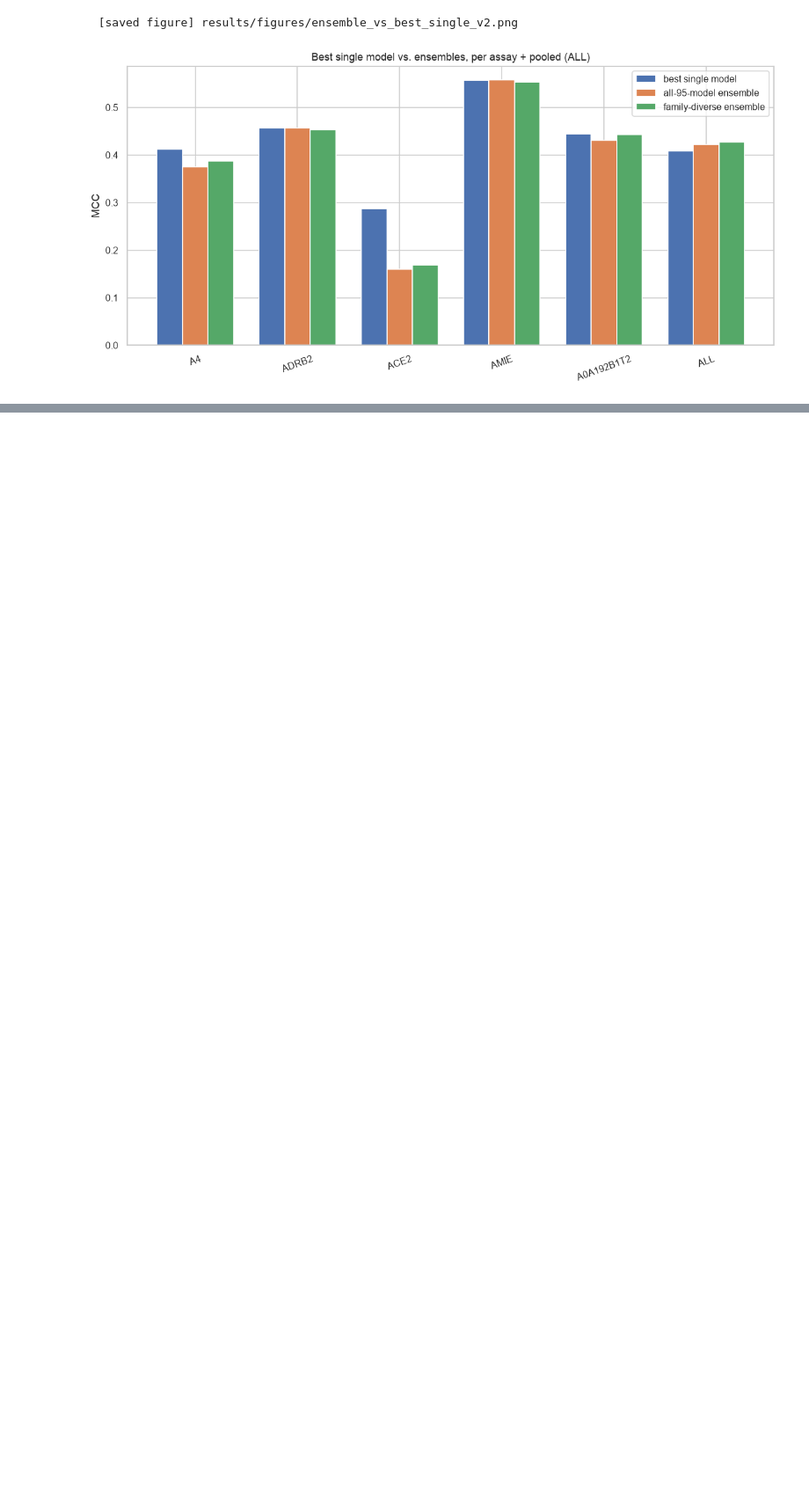
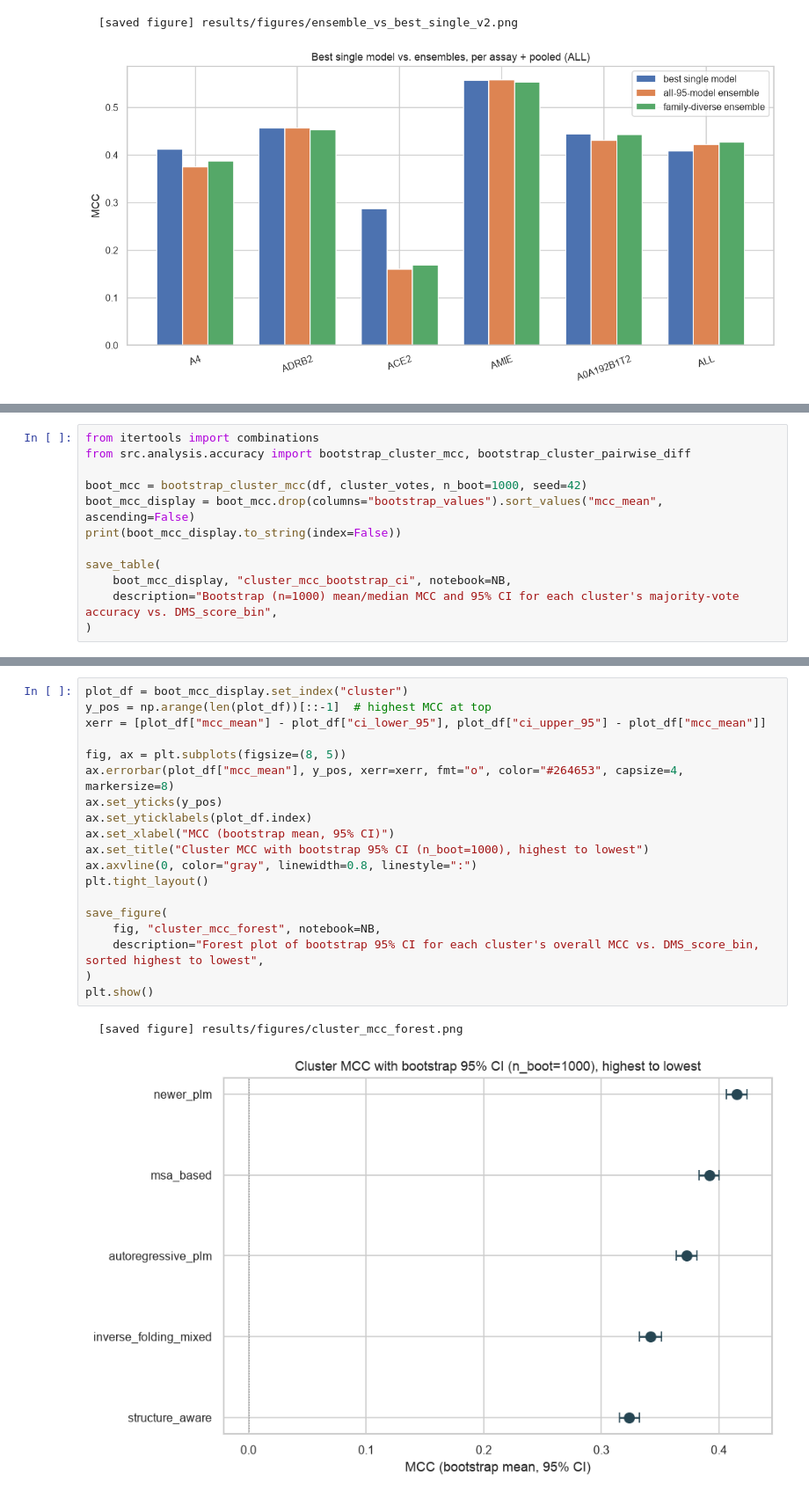
Before and after one commit to naraya-1/variant-disagreement-atlas, a Jupyter notebook: notebooks/03_cluster_accuracy.ipynb, the cells around one changed output, grey strips where cells are left out. Shown at 88% size. Saved outputs shown, nothing was run; the diff lists cells and outputs as text; blank space fills up the shorter version.

Commit message:
Add bootstrap significance testing to Week 2; forest plot + pairwise significance table.
Co-Authored-By: Claude Sonnet 5 <noreply@anthropic.com>

```diff
--- a/notebooks/03_cluster_accuracy.ipynb
+++ b/notebooks/03_cluster_accuracy.ipynb
@@ -524,0 +532,12 @@ plt.show()
+# %%
+from itertools import combinations
+from src.analysis.accuracy import bootstrap_cluster_mcc, bootstrap_cluster_pairwise_diff
+
+boot_mcc = bootstrap_cluster_mcc(df, cluster_votes, n_boot=1000, seed=42)
+boot_mcc_display = boot_mcc.drop(columns="bootstrap_values").sort_values("mcc_mean", ascending=False)
+print(boot_mcc_display.to_string(index=False))
+
+save_table(
+    boot_mcc_display, "cluster_mcc_bootstrap_ci", notebook=NB,
+    description="Bootstrap (n=1000) mean/median MCC and 95% CI for each cluster's majority-vote accuracy vs. DMS_score_bin",
+)
@@ -524,0 +553,22 @@ plt.show()
+# %%
+plot_df = boot_mcc_display.set_index("cluster")
+y_pos = np.arange(len(plot_df))[::-1]  # highest MCC at top
+xerr = [plot_df["mcc_mean"] - plot_df["ci_lower_95"], plot_df["ci_upper_95"] - plot_df["mcc_mean"]]
+
+fig, ax = plt.subplots(figsize=(8, 5))
+ax.errorbar(plot_df["mcc_mean"], y_pos, xerr=xerr, fmt="o", color="#264653", capsize=4, markersize=8)
+ax.set_yticks(y_pos)
+ax.set_yticklabels(plot_df.index)
+ax.set_xlabel("MCC (bootstrap mean, 95% CI)")
+ax.set_title("Cluster MCC with bootstrap 95% CI (n_boot=1000), highest to lowest")
+ax.axvline(0, color="gray", linewidth=0.8, linestyle=":")
+plt.tight_layout()
+
+save_figure(
+    fig, "cluster_mcc_forest", notebook=NB,
+    description="Forest plot of bootstrap 95% CI for each cluster's overall MCC vs. DMS_score_bin, sorted highest to lowest",
+)
+plt.show()
+# %% [output]
+  [saved figure] results/figures/cluster_mcc_forest.png
+[figure, added]
```
Also changed, not shown: parts of 6 cells of this notebook, 6 other files.
